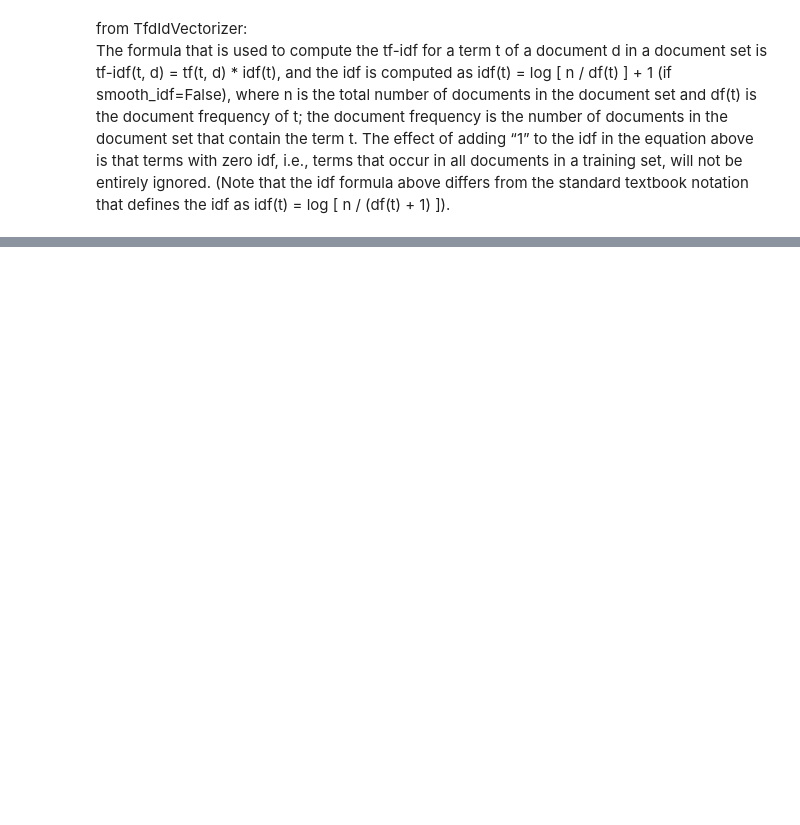
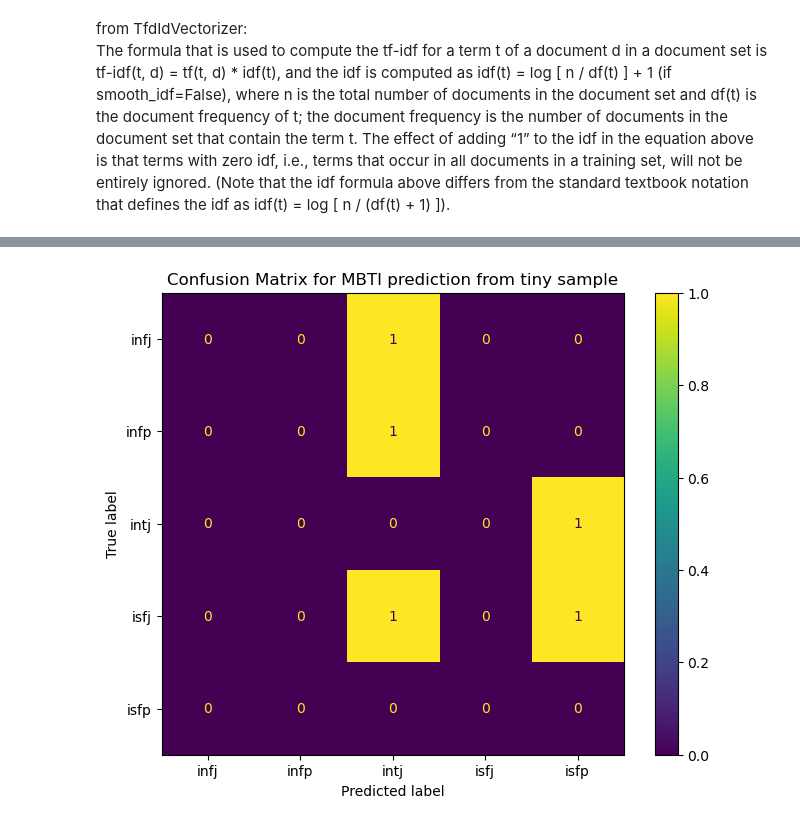
Before and after one commit to johncattanach/BigDataCA, a Jupyter notebook: twitter-mbti-eda2.ipynb, the cells around one changed output, grey strips where cells are left out. Cells and saved outputs as stored; diff of their text form; code cells hidden in the pictures; blank space fills up the shorter version.

Commit message:
think I have a (tiny) model

```diff
--- a/twitter-mbti-eda2.ipynb
+++ b/twitter-mbti-eda2.ipynb
@@ -302,0 +287,3 @@ hdf.ccount.max()
+# %%
+# make it tiny, to develop
+smallhdf=hdf[:50000]
@@ -306,6 +297,8 @@ words_df=pd.DataFrame(data=hdf.word.unique(),columns=['word'])
 # %%
-word_dict=dict.fromkeys(hdf.word.unique(),0)
+word_dict=dict.fromkeys(smallhdf.word.unique(),0)
 for w in word_dict.keys():
-    word_dict[w]=hdf.query('word==@w').ccount.sum()
+    #word_dict[w]=hdf.query('word==@w').ccount.sum()
+    # going to hope this is quicker
+    word_dict[w]=smallhdf[smallhdf.word==w].ccount.sum()
 # %%
 import pickle
@@ -337,17 +317,20 @@ sdf
 import numpy as np
 from collections import OrderedDict
 import math
-od=OrderedDict(w2)
-from scipy.sparse import csr_matrix  # use lil instead
+od=OrderedDict(word_dict)
+from scipy.sparse import csr_matrix  # use lil instead?
 from scipy.sparse import lil_matrix
-HX = lil_matrix((100,246587))
+x=len(smallhdf.doc_id.unique())
+y=len(od)
+HX = csr_matrix((x,y))
 Hy=[]
 # how many token instances in totallity?
 total_tokens=sum(od.values())
 i=0
-docs=sdf.groupby('label')[['word','ccount']]
-for label,frame in docs:
-    Hy+=[label]
+docs=smallhdf.groupby(['doc_id'])[['label','word','ccount']]
+for doc,frame in docs:
+    Hy+=[frame.iloc[0].label]
+    #print(f'|{frame.iloc[0].label}|')
     doctot=frame.ccount.sum()  # shudder to think of inefficency of doing this
     for index,row in frame.iterrows():
         # destination in sparse
@@ -355,7 +338,6 @@ for label,frame in docs:
         # document frequency
         tf=math.log(1+ od[row.word] / total_tokens)
         idf=row.ccount
-        print(f'[{i},{j}]')
+        #print(f'[{i},{j}]')
         HX[i,j]=tf*idf
     i=i+1
-Hy,HX
@@ -426,0 +370,6 @@ None
+# %%
+# fit something
+X_train, X_test, y_train, y_test = train_test_split(HX, Hy, test_size=0.33, random_state=42)
+reg=RandomForestClassifier().fit(X_train, y_train)
+y_pred=reg.predict(X_test)
+print(classification_report(y_pred,y_test))
@@ -426,0 +388,12 @@ None
+# %%
+# and dare we? see what it looks like for such a small set?
+conf_matrix = confusion_matrix(y_test, y_pred)
+fig, ax = plt.subplots(figsize=(8,6), dpi=100)
+display = ConfusionMatrixDisplay(conf_matrix, display_labels=reg.classes_)
+# set the plot title using the axes object
+ax.set(title='Confusion Matrix for MBTI prediction from tiny sample')
+# show the plot.
+# Pass the parameter ax to show customizations (ex. title)
+display.plot(ax=ax);
+# %% [output]
+[figure, added]
```
Also changed, not shown: parts of 29 cells of this notebook, 1 other file.
